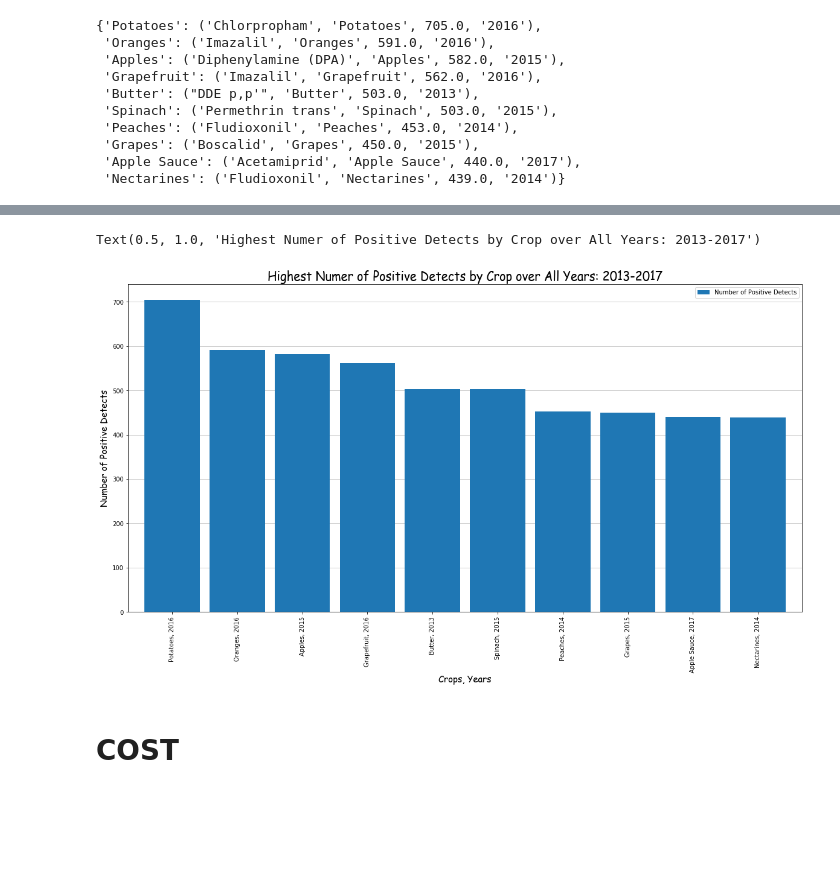
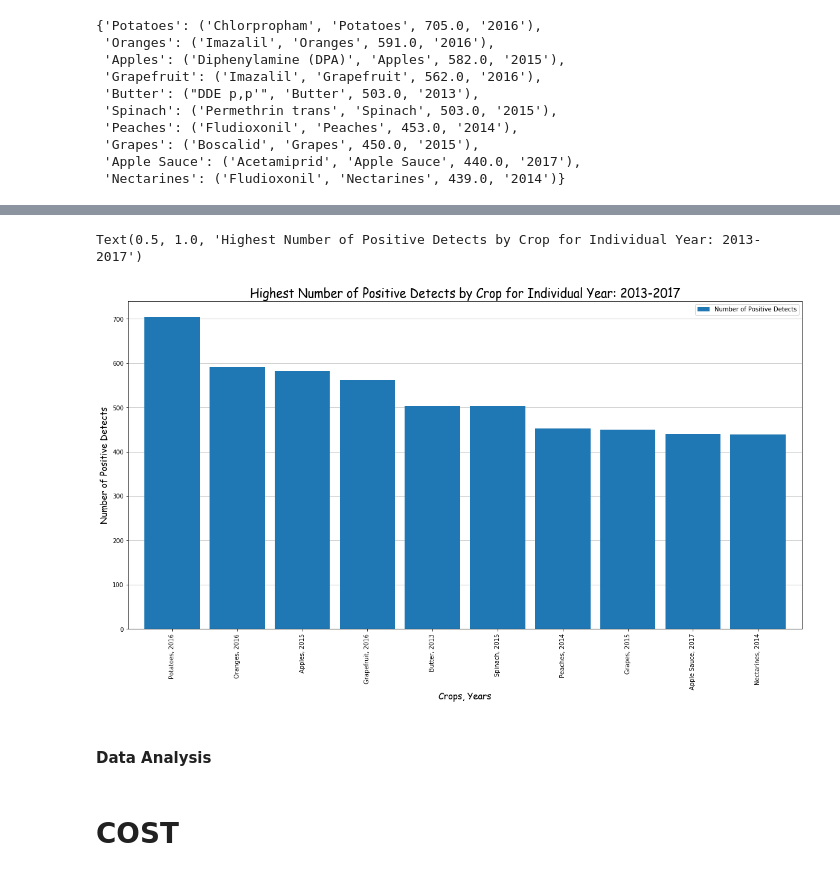
Before and after one commit to alswilli/CMPS-184-Final-Project, a Jupyter notebook: Is Organic Food worth it.ipynb, the cells around one changed output, grey strips where cells are left out. Saved outputs shown, nothing was run; the diff lists cells and outputs as text; code cells hidden in the pictures; blank space fills up the shorter version.

```diff
--- a/Is Organic Food worth it.ipynb
+++ b/Is Organic Food worth it.ipynb
@@ -597,21 +611,23 @@ Text(0.5, 1.0, 'Highest Numer of Positive Detects by Pesticides over All Years:
 # %%
 fig, ax = plt.subplots()
 # df = pd.DataFrame({'A':26, 'B':20}, index=['N'])
 df2.plot(kind='bar', ax=ax, figsize=(20, 10), width=0.85, zorder=3)
 ax.set_xlabel("Crops, Years", fontname='Comic Sans MS', fontsize=15)
 ax.set_ylabel("Number of Positive Detects", fontname='Comic Sans MS', fontsize=15)
 ax.grid(alpha = 0.25, color = 'black', zorder = 0)
 ax.xaxis.grid(False)
-plt.title('Highest Numer of Positive Detects by Crop over All Years: 2013-2017', fontname='Comic Sans MS', fontsize=20)
+plt.title('Highest Number of Positive Detects by Crop for Individual Year: 2013-2017', fontname='Comic Sans MS', fontsize=20)
 # %% [output]
-Text(0.5, 1.0, 'Highest Numer of Positive Detects by Crop over All Years: 2013-2017')
+Text(0.5, 1.0, 'Highest Number of Positive Detects by Crop for Individual Year: 2013-2017')
-[figure, old version]
+[figure, new version]
 # %%
 # More things to graph:
 #
 # - Most prolific crops for detects (sum all years)
 # - Most prolific pesticides for detects (sum all years)
 #
+# %% [markdown]
+#### Data Analysis
 # %% [markdown]
 # COST
 # %% [markdown]
```
Also changed, not shown: parts of 9 cells of this notebook.
